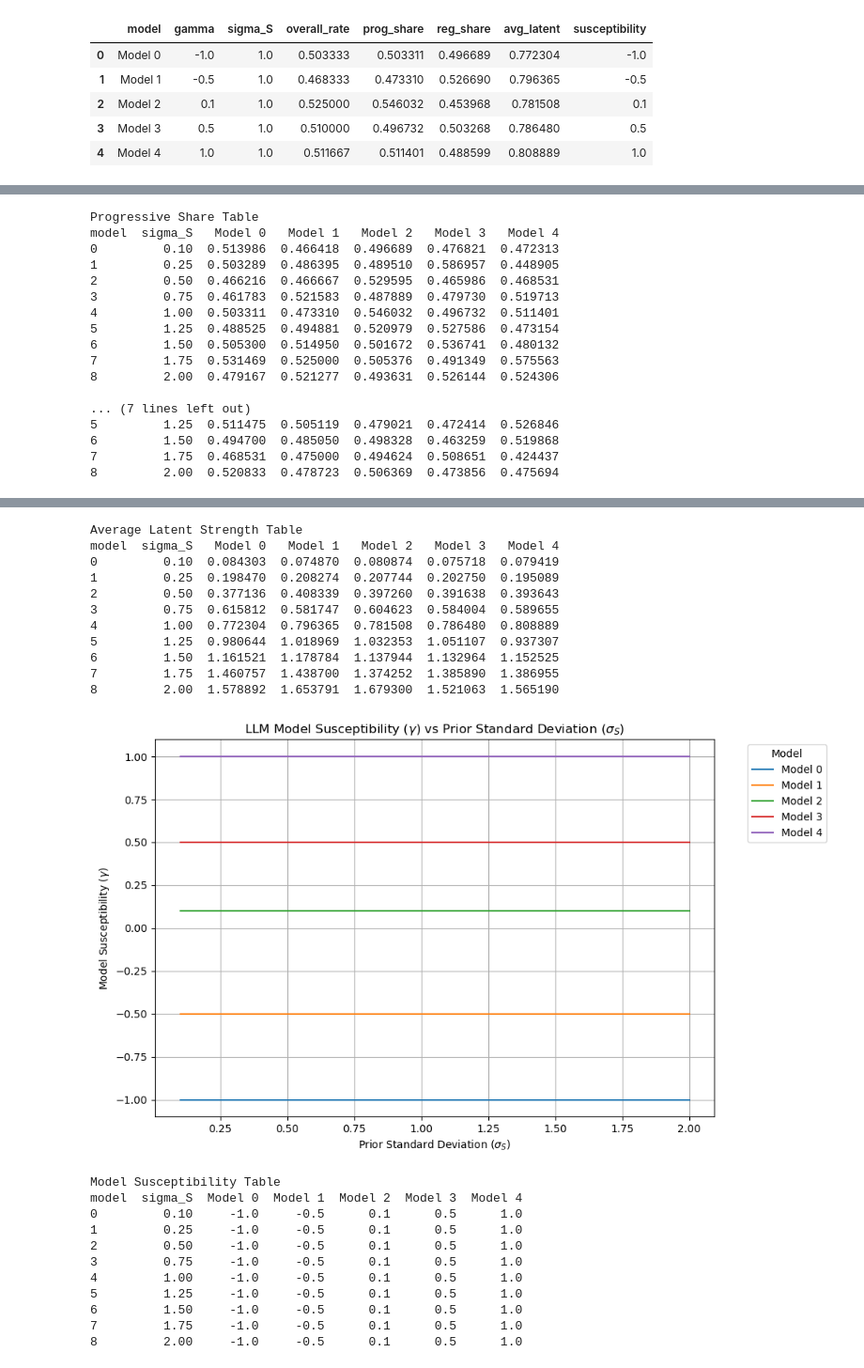
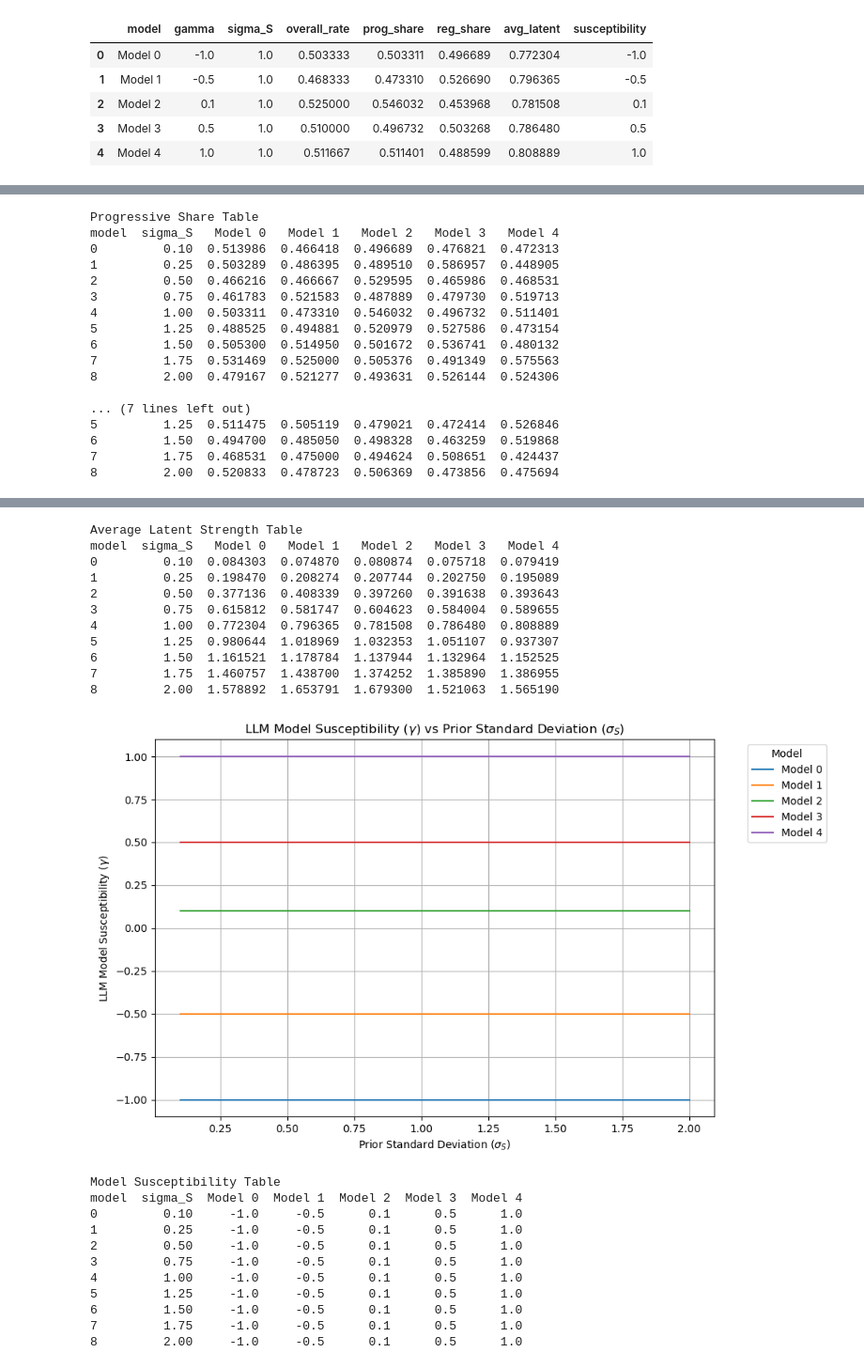
Before and after one commit to ParthaPRay/Sycophancy_in_LLM_model, a Jupyter notebook: Sycophancy Model.ipynb, the cells around one changed output, grey strips where cells are left out. Shown at 94% size. Drawn from its saved outputs; the diff is of its cells as text; code cells hidden in the pictures.

```diff
--- a/Sycophancy Model.ipynb
+++ b/Sycophancy Model.ipynb
@@ -128,7 +128,7 @@ for model_name, group in df.groupby('model'):
     plt.plot(group['sigma_S'], group['susceptibility'], label=model_name)
 plt.title("LLM Model Susceptibility ($\gamma$) vs Prior Standard Deviation ($\sigma_S$)")
 plt.xlabel("Prior Standard Deviation ($\sigma_S$)")
-plt.ylabel("Model Susceptibility ($\gamma$)")
+plt.ylabel("LLM Model Susceptibility ($\gamma$)")
 plt.legend(bbox_to_anchor=(1.05, 1), loc='upper left', title="Model")
 plt.grid(True)
 plt.tight_layout()
@@ -155,34 +155,34 @@ model  sigma_S   Model 0   Model 1   Model 2   Model 3   Model 4
 [figure]
 Progressive Share Table
 model  sigma_S   Model 0   Model 1   Model 2   Model 3   Model 4
 0         0.10  0.513986  0.466418  0.496689  0.476821  0.472313
 1         0.25  0.503289  0.486395  0.489510  0.586957  0.448905
 2         0.50  0.466216  0.466667  0.529595  0.465986  0.468531
 3         0.75  0.461783  0.521583  0.487889  0.479730  0.519713
 4         1.00  0.503311  0.473310  0.546032  0.496732  0.511401
 5         1.25  0.488525  0.494881  0.520979  0.527586  0.473154
 6         1.50  0.505300  0.514950  0.501672  0.536741  0.480132
 7         1.75  0.531469  0.525000  0.505376  0.491349  0.575563
 8         2.00  0.479167  0.521277  0.493631  0.526144  0.524306
 
 ... (7 lines left out)
 5         1.25  0.511475  0.505119  0.479021  0.472414  0.526846
 6         1.50  0.494700  0.485050  0.498328  0.463259  0.519868
 7         1.75  0.468531  0.475000  0.494624  0.508651  0.424437
 8         2.00  0.520833  0.478723  0.506369  0.473856  0.475694
 [figure]
 Average Latent Strength Table
 model  sigma_S   Model 0   Model 1   Model 2   Model 3   Model 4
 0         0.10  0.084303  0.074870  0.080874  0.075718  0.079419
 1         0.25  0.198470  0.208274  0.207744  0.202750  0.195089
 2         0.50  0.377136  0.408339  0.397260  0.391638  0.393643
 3         0.75  0.615812  0.581747  0.604623  0.584004  0.589655
 4         1.00  0.772304  0.796365  0.781508  0.786480  0.808889
 5         1.25  0.980644  1.018969  1.032353  1.051107  0.937307
 6         1.50  1.161521  1.178784  1.137944  1.132964  1.152525
 7         1.75  1.460757  1.438700  1.374252  1.385890  1.386955
 8         2.00  1.578892  1.653791  1.679300  1.521063  1.565190
-[figure, old version]
+[figure, new version]
 Model Susceptibility Table
 model  sigma_S  Model 0  Model 1  Model 2  Model 3  Model 4
 0         0.10     -1.0     -0.5      0.1      0.5      1.0
```
